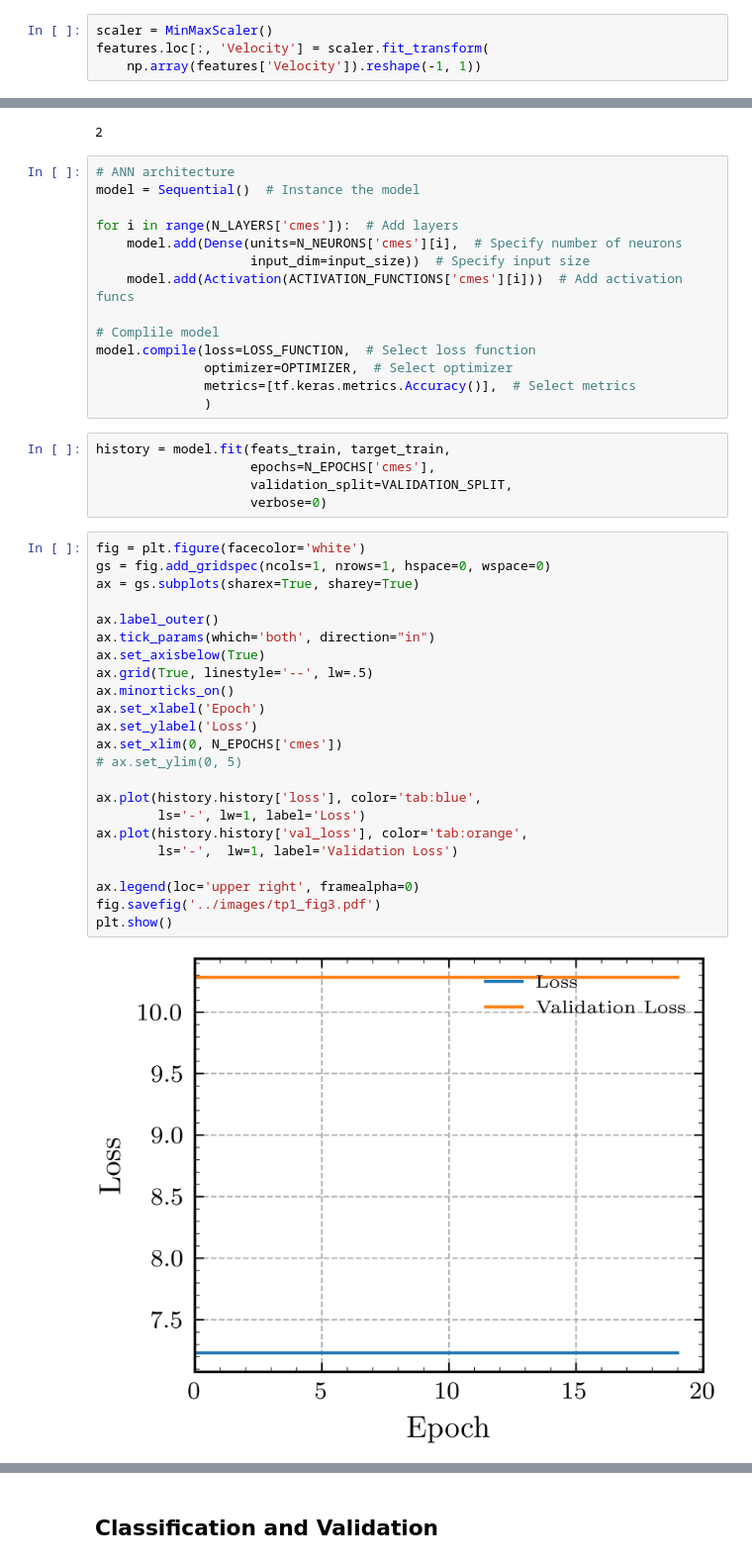
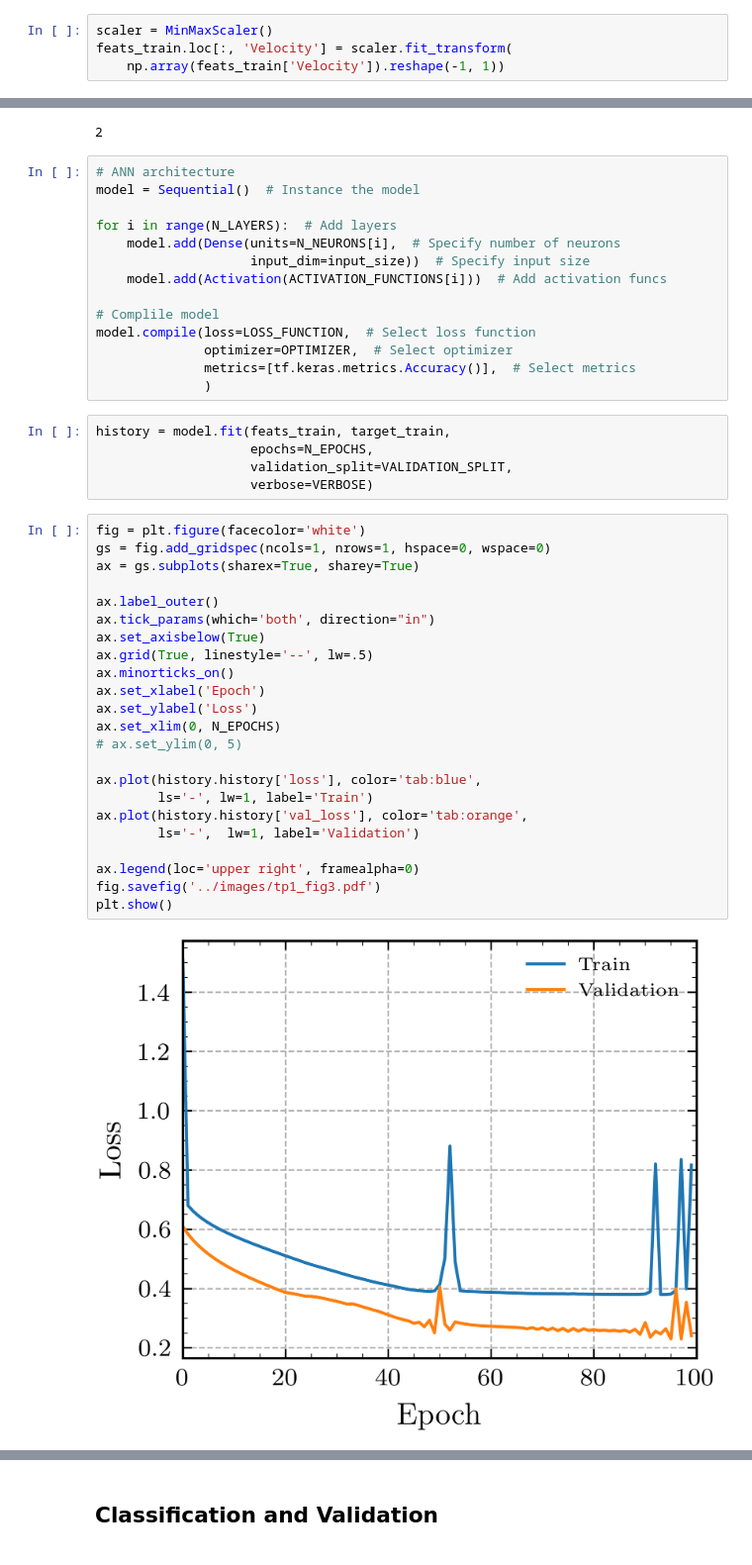
Before and after one commit to ffiza/aprendizaje-automatico-lamp, a Jupyter notebook: code/tp1_cmes.ipynb, the cells around one changed output, grey strips where cells are left out. Shown at 99% size. Drawn from its saved outputs; the diff is of its cells as text.

```diff
--- a/code/tp1_cmes.ipynb
+++ b/code/tp1_cmes.ipynb
@@ -155,4 +131,4 @@ dtype: int64
 # %%
 scaler = MinMaxScaler()
-features.loc[:, 'Velocity'] = scaler.fit_transform(
-    np.array(features['Velocity']).reshape(-1, 1))
+feats_train.loc[:, 'Velocity'] = scaler.fit_transform(
+    np.array(feats_train['Velocity']).reshape(-1, 1))
@@ -200,10 +181,10 @@ print(input_size)
 # ANN architecture
 model = Sequential()  # Instance the model
 
-for i in range(N_LAYERS['cmes']):  # Add layers
-    model.add(Dense(units=N_NEURONS['cmes'][i],  # Specify number of neurons
+for i in range(N_LAYERS):  # Add layers
+    model.add(Dense(units=N_NEURONS[i],  # Specify number of neurons
                     input_dim=input_size))  # Specify input size
-    model.add(Activation(ACTIVATION_FUNCTIONS['cmes'][i]))  # Add activation funcs
+    model.add(Activation(ACTIVATION_FUNCTIONS[i]))  # Add activation funcs
 
 # Complile model
 model.compile(loss=LOSS_FUNCTION,  # Select loss function
@@ -212,34 +193,34 @@ model.compile(loss=LOSS_FUNCTION,  # Select loss function
               )
 # %%
 history = model.fit(feats_train, target_train,
-                    epochs=N_EPOCHS['cmes'],
+                    epochs=N_EPOCHS,
                     validation_split=VALIDATION_SPLIT,
-                    verbose=0)
+                    verbose=VERBOSE)
 # %%
 fig = plt.figure(facecolor='white')
 gs = fig.add_gridspec(ncols=1, nrows=1, hspace=0, wspace=0)
 ax = gs.subplots(sharex=True, sharey=True)
 
 ax.label_outer()
 ax.tick_params(which='both', direction="in")
 ax.set_axisbelow(True)
 ax.grid(True, linestyle='--', lw=.5)
 ax.minorticks_on()
 ax.set_xlabel('Epoch')
 ax.set_ylabel('Loss')
-ax.set_xlim(0, N_EPOCHS['cmes'])
+ax.set_xlim(0, N_EPOCHS)
 # ax.set_ylim(0, 5)
 
 ax.plot(history.history['loss'], color='tab:blue',
-        ls='-', lw=1, label='Loss')
+        ls='-', lw=1, label='Train')
 ax.plot(history.history['val_loss'], color='tab:orange',
-        ls='-',  lw=1, label='Validation Loss')
+        ls='-',  lw=1, label='Validation')
 
 ax.legend(loc='upper right', framealpha=0)
 fig.savefig('../images/tp1_fig3.pdf')
 plt.show()
 # %% [output]
-[figure, old version]
+[figure, new version]
 # %%
 fig = plt.figure(facecolor='white')
 gs = fig.add_gridspec(ncols=1, nrows=1, hspace=0, wspace=0)
```
Also changed, not shown: parts of 16 cells of this notebook, 1 other file.
